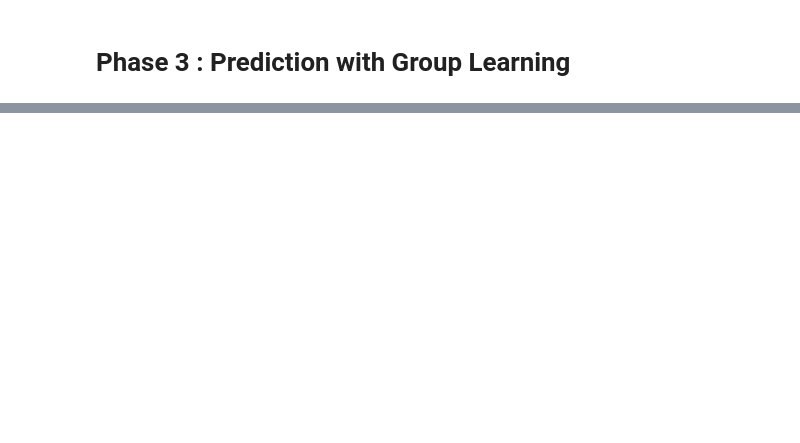
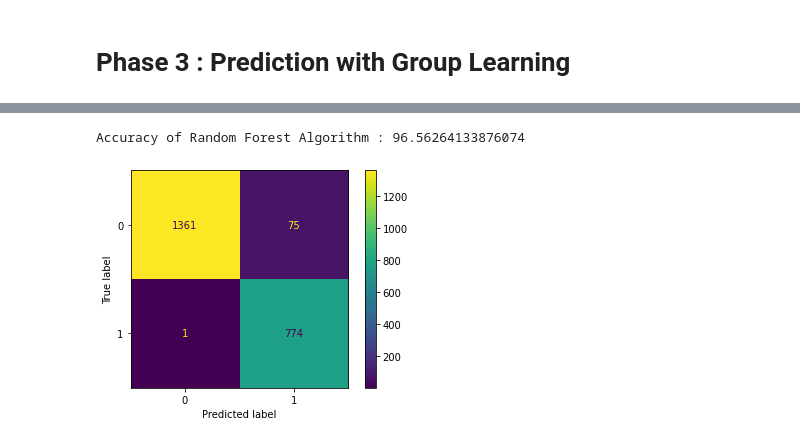
Before and after one commit to ae2079/AI_CA4, a Jupyter notebook: CA4.ipynb, the cells around one changed output, grey strips where cells are left out. Drawn from its saved outputs; the diff is of its cells as text; code cells hidden in the pictures; blank space fills up the shorter version.

```diff
--- a/CA4.ipynb
+++ b/CA4.ipynb
@@ -916,0 +923,6 @@ plt.show()
+# %%
+RFC = RandomForestClassifier()
+# %%
+RF_model = RFC.fit(train_80p_df.drop(labels = "type", axis = 1).values, train_80p_df["type"])
+# %%
+predicted = RF_model.predict(np.array(test_20p_df))
@@ -916,0 +937,11 @@ plt.show()
+# %%
+print("Accuracy of Random Forest Algorithm :", RF_accuracy)
+# %% [output]
+Accuracy of Random Forest Algorithm : 96.56264133876074
+# %%
+cm = metrics.confusion_matrix(answer_20p, predicted, labels=RFC.classes_)
+disp = metrics.ConfusionMatrixDisplay(confusion_matrix=cm,display_labels=RFC.classes_)
+disp.plot()
+plt.show()
+# %% [output]
+[figure, added]
```
Also changed, not shown: parts of 145 cells of this notebook.
